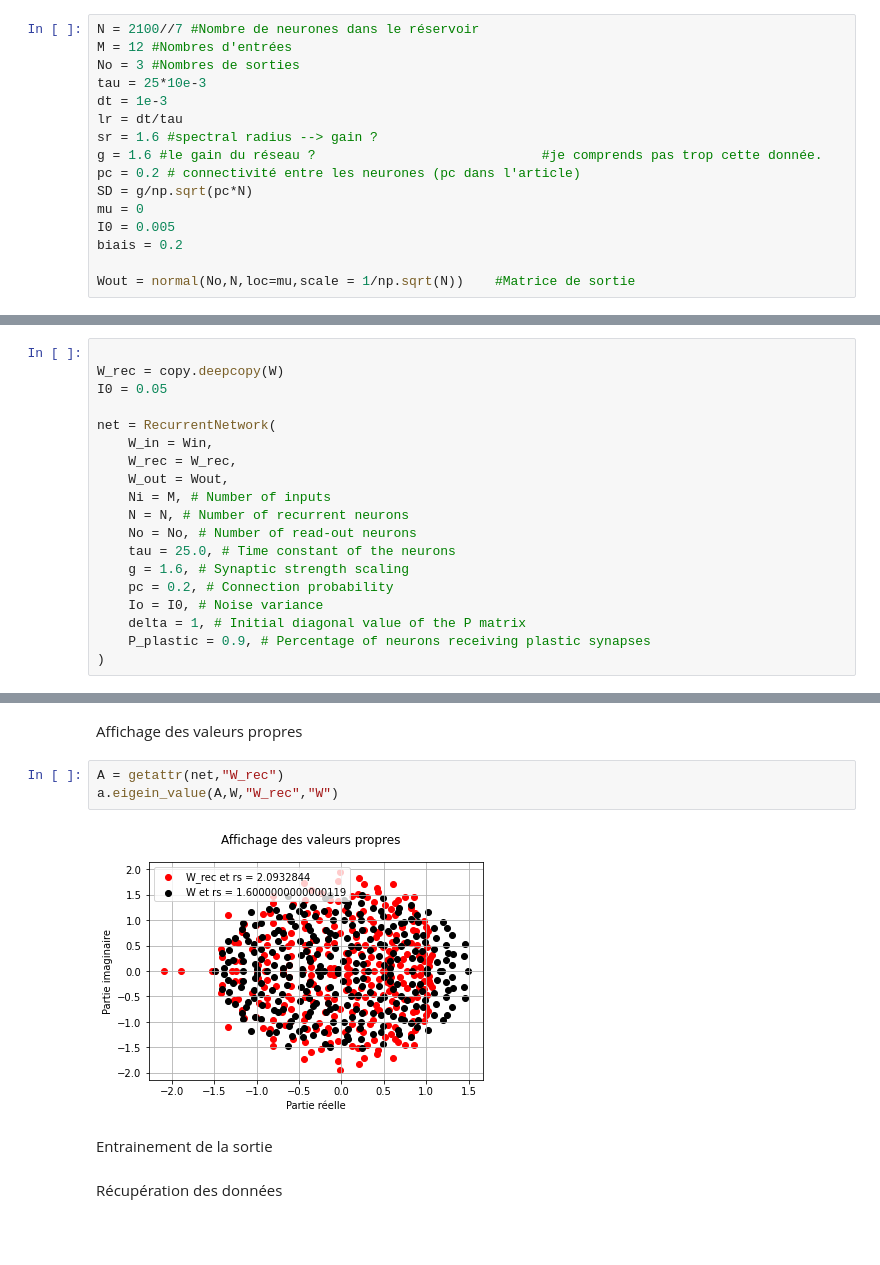
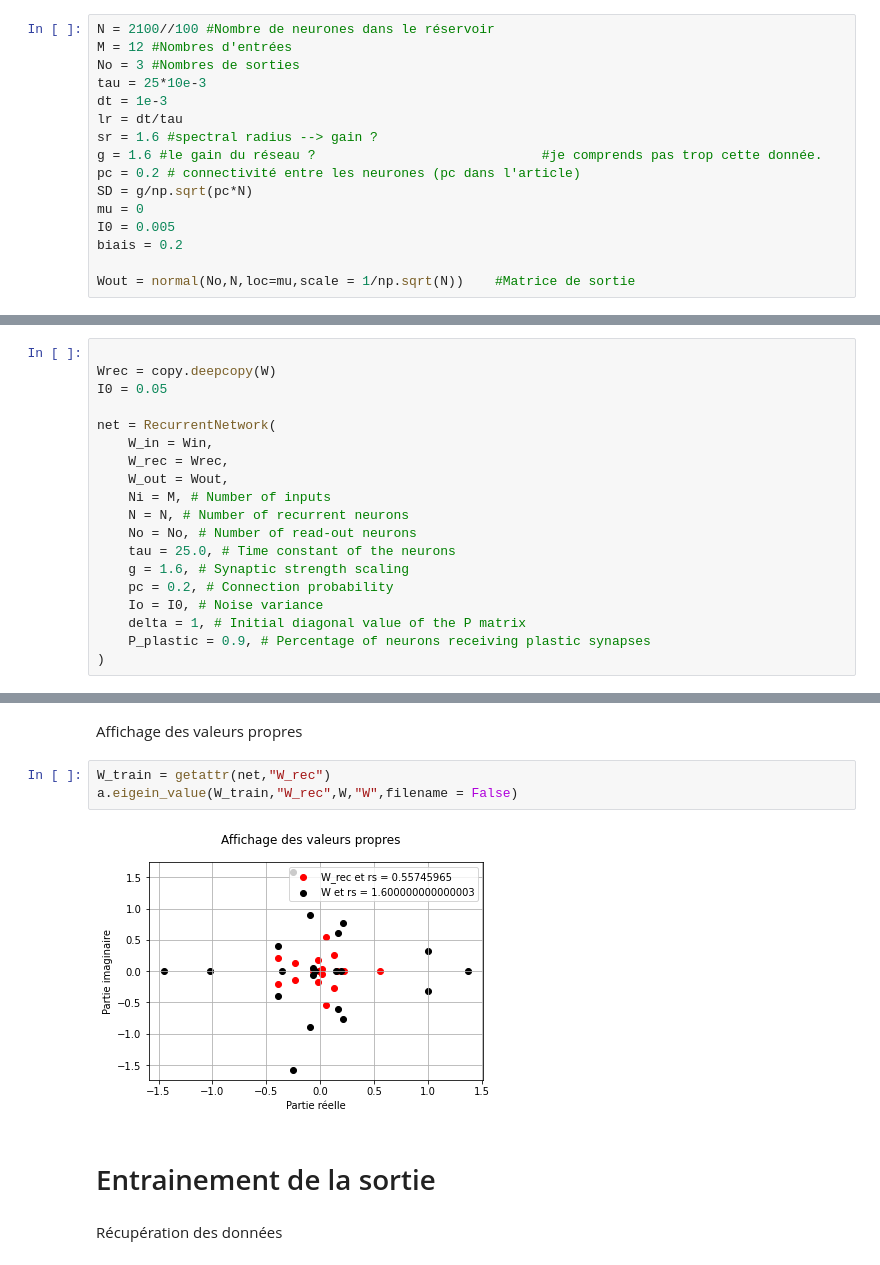
Before and after one commit to pCroiz/Stage-Mnemosyne, a Jupyter notebook: Script/main_script.ipynb, the cells around one changed output, grey strips where cells are left out. Cells and saved outputs as stored; diff of their text form; blank space fills up the shorter version.

```diff
--- a/Script/main_script.ipynb
+++ b/Script/main_script.ipynb
@@ -99,7 +98,7 @@ ampl_int = 5 #Amplitude d'entrée
 # %% [markdown]
 Données du réservoir
 # %%
-N = 2100//7 #Nombre de neurones dans le réservoir
+N = 2100//100 #Nombre de neurones dans le réservoir
 M = 12 #Nombres d'entrées
 No = 3 #Nombres de sorties
 tau = 25*10e-3
@@ -414,12 +135,12 @@ Problème :
   - entrainement du RLS s'arrete quand l'erreur tend asymptotiquement vers une valeur
 # %%
 
-W_rec = copy.deepcopy(W)
+Wrec = copy.deepcopy(W)
 I0 = 0.05
 
 net = RecurrentNetwork(
     W_in = Win,
-    W_rec = W_rec,
+    W_rec = Wrec,
     W_out = Wout,
     Ni = M, # Number of inputs
     N = N, # Number of recurrent neurons
@@ -628,12 +329,12 @@ ax[3,1].set_axis_off()
 # %% [markdown]
 Affichage des valeurs propres
 # %%
-A = getattr(net,"W_rec")
-a.eigein_value(A,W,"W_rec","W")
+W_train = getattr(net,"W_rec")
+a.eigein_value(W_train,"W_rec",W,"W",filename = False)
 # %% [output]
-[figure, old version]
+[figure, new version]
 # %% [markdown]
-Entrainement de la sortie
+# Entrainement de la sortie
 # %% [markdown]
 Récupération des données
 # %%
```
Also changed, not shown: parts of 54 cells of this notebook, 1 other file.
